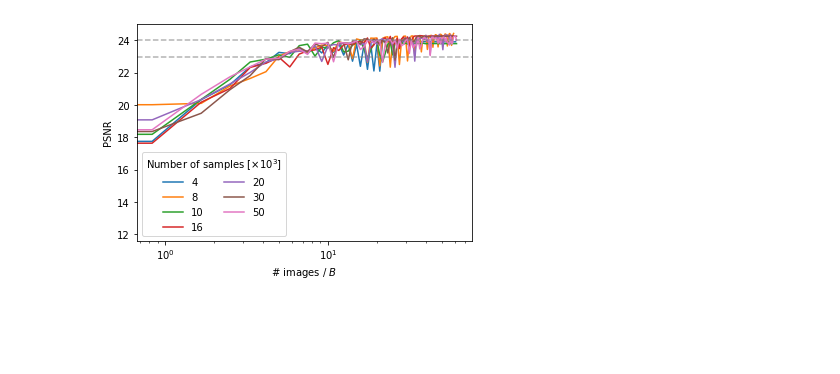
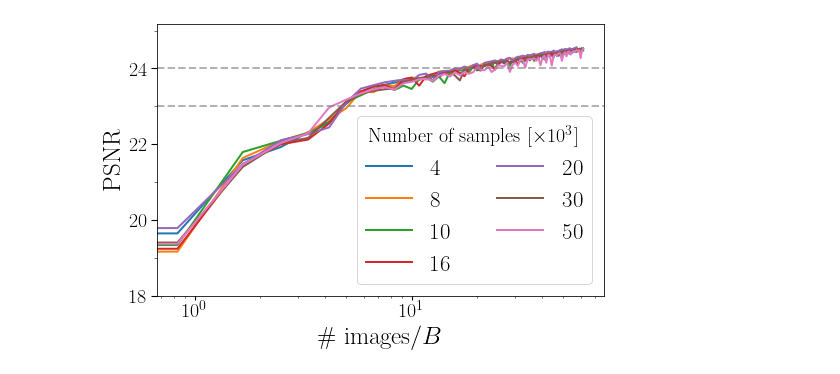
Before and after one commit to giopale/DL-Fleuret, a Jupyter notebook: Test-miniproject-1/Cluster scripts/PSNR_vs_cutoff/Data_analysis.ipynb, the cells around one changed output. Drawn from its saved outputs; the diff is of its cells as text; code cells hidden in the pictures; blank space fills up the shorter version.

```diff
--- a/Test-miniproject-1/Cluster scripts/PSNR_vs_cutoff/Data_analysis.ipynb
+++ b/Test-miniproject-1/Cluster scripts/PSNR_vs_cutoff/Data_analysis.ipynb
@@ -18,25 +60,28 @@ from Miniproject_1.model import *
 # %%
-files = np.array(glob.glob("Data/*"))
+files = np.array(glob.glob("Data_new/*"))
 
-cuts = np.array([ int(f.split("_")[1].split("=")[-1]) for f in files])
+cuts = np.array([ int(f.split("_")[2].split("=")[-1]) for f in files])
 bs = 16
 
 files = files[np.argsort(cuts)]
 cuts = np.sort(cuts)
 # %%
+fig, ax = plt.subplots(1,1, sharey=True, sharex=True, figsize=(width_plot,5))
+
 for n, f in zip(cuts, files):
     nim  = np.loadtxt(f)[:,0]
     psnr = np.loadtxt(f)[:,-1]
-    plt.plot(nim/(bs*150), psnr, '-', label="%d"%(n/1e3))
+    ax.plot(nim/(bs*150), psnr, '-', label="%d"%(n/1e3))
 
-plt.legend(ncol=2, title=r"Number of samples [$\times 10^3$]")
+ax.legend(ncol=2, title=r"Number of samples [$\times 10^3$]")
 
-plt.axhline(23, ls='--', color='grey', alpha=0.6)
-plt.axhline(24, ls='--', color='grey', alpha=0.6)
+ax.axhline(23, ls='--', color='grey', alpha=0.6)
+ax.axhline(24, ls='--', color='grey', alpha=0.6)
+ax.set_ylim(18,)
 
-plt.xscale("log")
-plt.xlabel(r"# images / $B$")
-plt.ylabel("PSNR");
+ax.set_xscale("log")
+ax.set_xlabel(r"\# images$/B$")
+ax.set_ylabel("PSNR");
 #plt.xlim(-100000,0.2e7)
 # %% [output]
-[figure, old version]
+[figure, new version]
```
Also changed, not shown: parts of 2 cells of this notebook, 17 other files.
